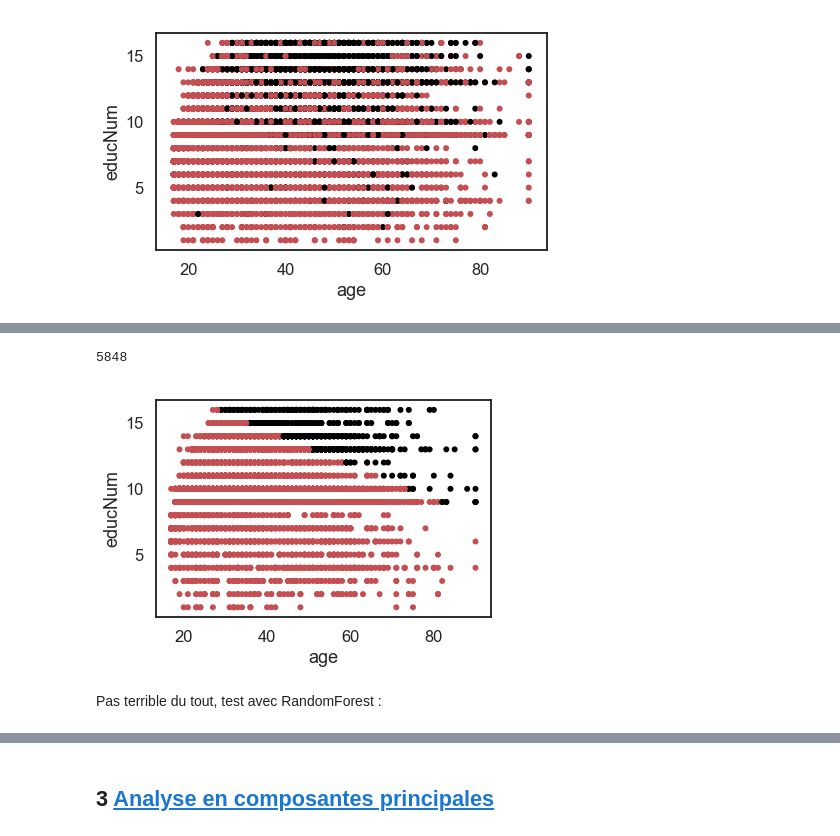
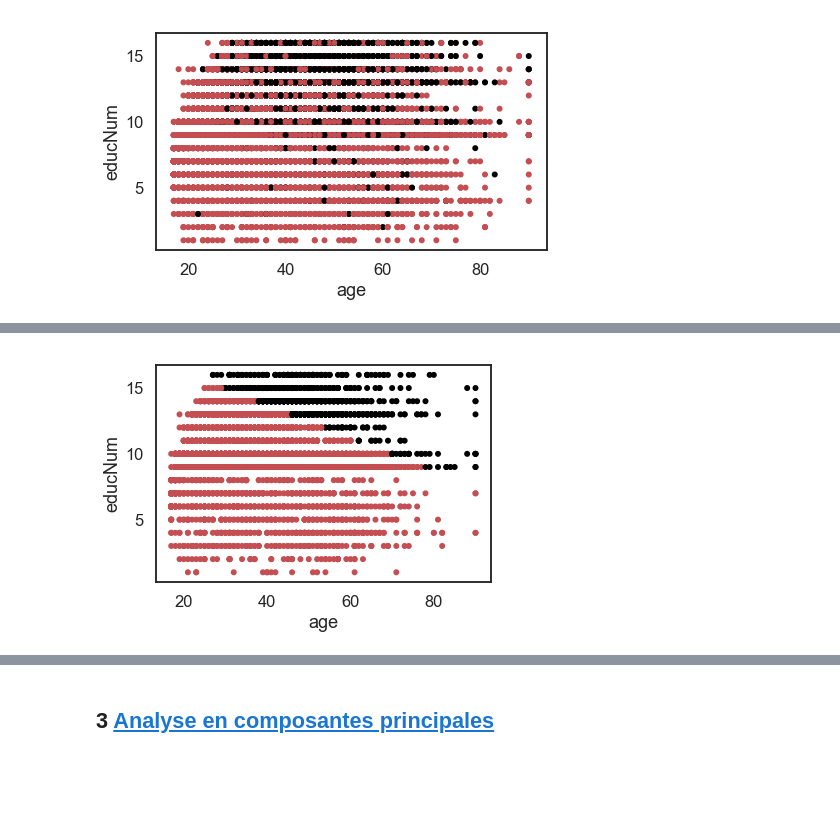
Before and after one commit to PaulCharnay/Exploration, a Jupyter notebook: Explo-Python-AdultCensus.ipynb, the cells around one changed output, grey strips where cells are left out. Saved outputs shown, nothing was run; the diff lists cells and outputs as text; code cells hidden in the pictures; blank space fills up the shorter version.

```diff
--- a/Explo-Python-AdultCensus.ipynb
+++ b/Explo-Python-AdultCensus.ipynb
@@ -210,10 +227,11 @@ print(np.sort(adult["occup"].unique()))
 Ici, puisque les observations valant `Armed Forces` sont ensuite abandonnées, on fait le choix de les mettre directement à Nan.
 # %%
 # occup
-cat_occup = {" Adm-clerical" : "Admin", " Craft-repair" : "Blue-Collar", " Exec-managerial" : "White-Collar",
-            " Farming-fishing" : "Blue-Collar", " Handlers-cleaners" : "Blue-Collar", " Machine-op-inspct" : "Blue-Collar",
-            " Other-service" : "Service", " Priv-house-serv" : "Service", " Prof-specialty" : "Professional",
-            " Protective-serv" : "Other-occups", " Sales" : "Sales", " Tech-support" : "Other-occups", " Transport-moving" : "Blue-Collar"}
+cat_occup = {" Adm-clerical": "Admin", " Craft-repair": "Blue-Collar", " Exec-managerial": "White-Collar",
+             " Farming-fishing": "Blue-Collar", " Handlers-cleaners": "Blue-Collar", " Machine-op-inspct": "Blue-Collar",
+             " Other-service": "Service", " Priv-house-serv": "Service", " Prof-specialty": "Professional",
+             " Protective-serv": "Other-occups", " Sales": "Sales", " Tech-support": "Other-occups",
+             " Transport-moving": "Blue-Collar"}
 adult["occup"] = adult.occup.map(cat_occup)
 # %%
 print(np.sort(adult["origEthn"].unique()))
@@ -276,5 +298,6 @@ adult["income"] = create_categorical_data_rename(adult, "income", {" <=50K" : "i
 # %%
-for name in ["workClass", "education", "mariStat", "occup", "relationship", "origEthn", "sex", "capitalGain", "capitalLoss", "nativCountry"] :
+for name in ["workClass", "education", "mariStat", "occup", "relationship", "origEthn", "sex", "capitalGain",
+             "capitalLoss", "nativCountry"]:
     adult[name] = create_categorical_data(adult, name)
 # %% [markdown]
 ### Nettoyage des lignes incomplètes
@@ -470,3 +434,6 @@ On va essayer d'ajuster un modèle linéaire sur ces deux variables pour voir si
 # %%
-reglin = sklm.LinearRegression(n_jobs=-1)
-X_train, X_test, Y_train, Y_test = skms.train_test_split(adult[["educNum", "age"]], adult["income"].map({"incHigh" : 1, "incLow" : 0}), test_size=10000)
+X_train, X_test, Y_train, Y_test = skms.train_test_split(adult[["educNum", "age"]],
+                                                         adult["income"].map({"incHigh": 1, "incLow": 0}), test_size=10000)
+logit = sklm.LogisticRegression(multi_class='ovr', solver='lbfgs')
+pred = logit.fit(X_train, Y_train).predict(X_test)
+df_pred = pd.DataFrame({'pred': pred})
@@ -475,4 +439,0 @@ pred = reglin.fit(X_train, Y_train).predict(X_test)
-# %%
-np.count_nonzero(pred[pred > 0.2])
-# %% [output]
-5848
@@ -481,10 +440,5 @@ df_pred = pd.DataFrame({"pred" : pred})
-# %%
-df_pred["dep_seuil"] = df_pred["pred"] > 0.5
-df_pred["dep_seuil"] = df_pred["dep_seuil"].map(int)
 # %%
-X_test.plot.scatter(x="age", y="educNum", c=df_pred["dep_seuil"].map({1:'black', 0:'r'}))
+X_test.plot.scatter(x="age", y="educNum", c=df_pred['pred'].map({1:'black', 0:'r'}))
 plt.show()
 # %% [output]
-[figure, old version]
+[figure, new version]
-# %% [markdown]
-Pas terrible du tout, test avec RandomForest :
```
Also changed, not shown: parts of 84 cells of this notebook, 1 other file.
